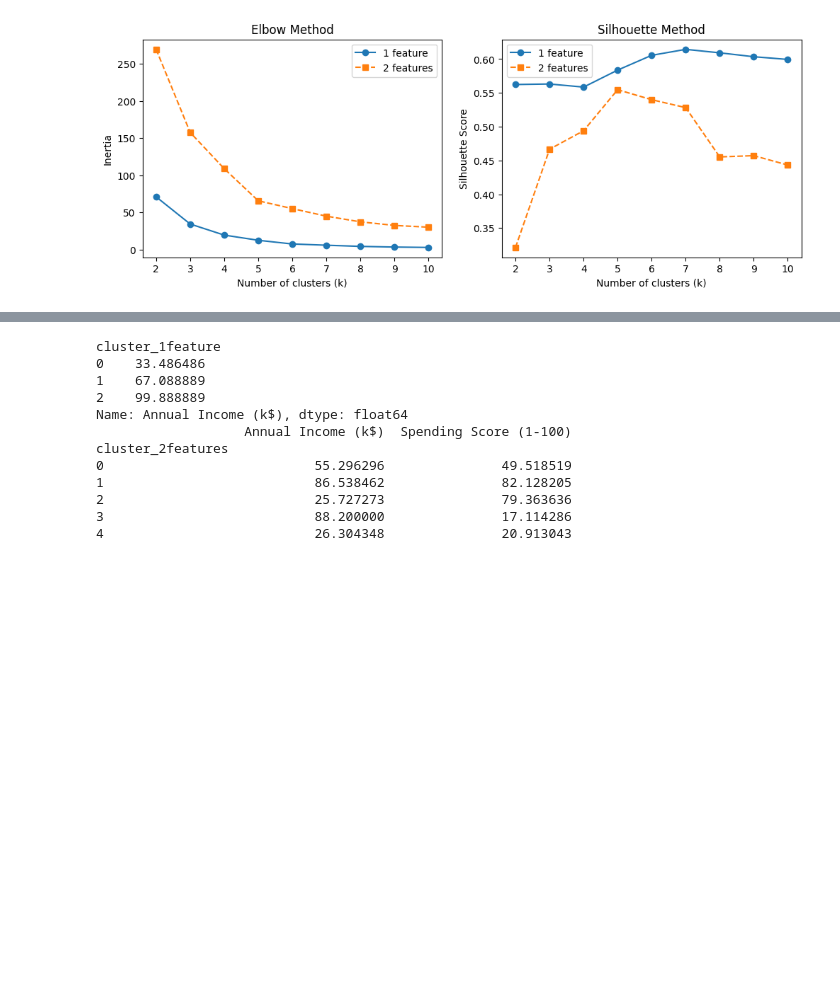
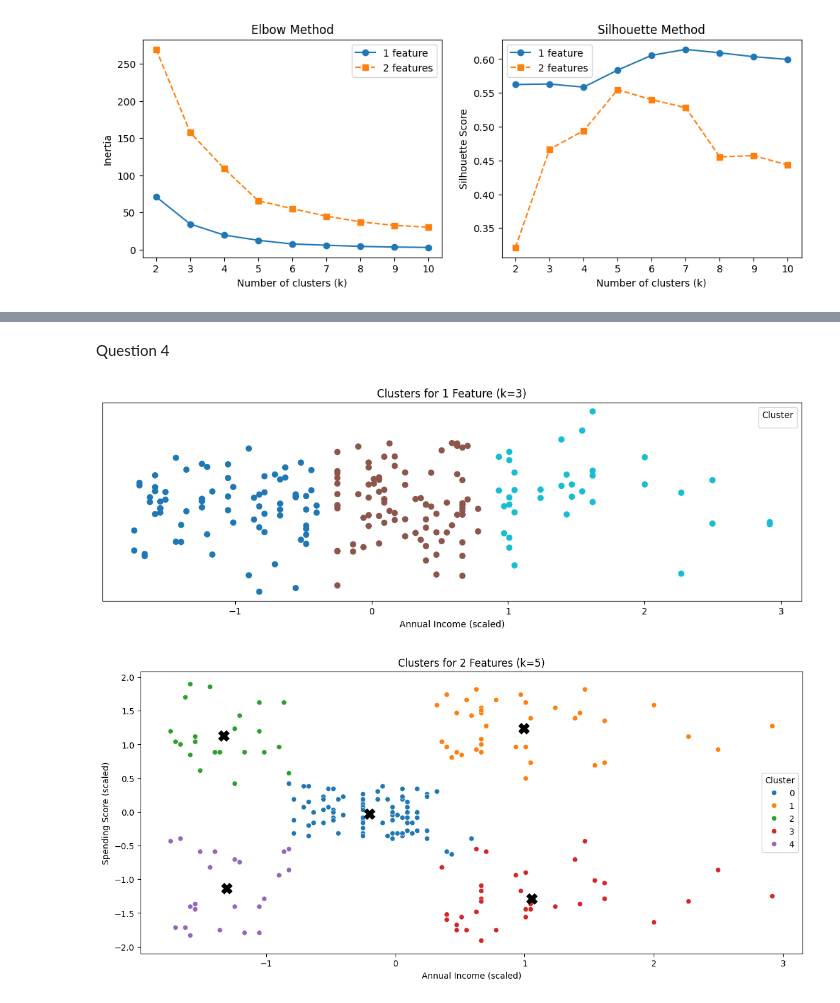
Before and after one commit to A-n-g-e-la/Mall_Customer_Clustering, a Jupyter notebook: Mall_Customer_Clustering.ipynb, the cells around one changed output, grey strips where cells are left out. Cells and saved outputs as stored; diff of their text form; code cells hidden in the pictures; blank space fills up the shorter version.

Commit message:
Question 4

```diff
--- a/Mall_Customer_Clustering.ipynb
+++ b/Mall_Customer_Clustering.ipynb
@@ -180,19 +193,26 @@ plt.show()
+# %% [markdown]
+Question 4
 # %%
 df['cluster_1feature'] = labels1
 df['cluster_2features'] = labels2
-# %%
-print(df.groupby('cluster_1feature')['Annual Income (k$)'].mean())
-print(df.groupby('cluster_2features')[['Annual Income (k$)', 'Spending Score (1-100)']].mean())
-# %% [output]
-cluster_1feature
-0    33.486486
-1    67.088889
-2    99.888889
-Name: Annual Income (k$), dtype: float64
-                   Annual Income (k$)  Spending Score (1-100)
-cluster_2features
-0                           55.296296               49.518519
-1                           86.538462               82.128205
-2                           25.727273               79.363636
-3                           88.200000               17.114286
-4                           26.304348               20.913043
+# %%
+# Scatter plot for 1 feature
+plt.figure(figsize=(14,4))
+plt.scatter(X1_scaled[:,0], y=np.random.normal(0,0.02,len(X1_scaled)), c=labels1, cmap='tab10')
+plt.yticks([]);
+plt.title(f'Clusters for 1 Feature (k={k1})');
+plt.xlabel('Annual Income (scaled)')
+plt.show()
+
+# 2 features
+plt.figure(figsize=(14,6))
+sns.scatterplot(x=X2_scaled[:,0], y=X2_scaled[:,1], hue=labels2, palette='tab10')
+plt.scatter(kmeans2.cluster_centers_[:,0], kmeans2.cluster_centers_[:,1], c='black', s=150, marker='X')
+plt.title(f'Clusters for 2 Features (k={k2})')
+plt.xlabel('Annual Income (scaled)')
+plt.ylabel('Spending Score (scaled)')
+plt.legend(title='Cluster')
+plt.show()
+# %% [output]
+[figure, added]
+[figure, added]
```
Also changed, not shown: parts of 9 cells of this notebook.
